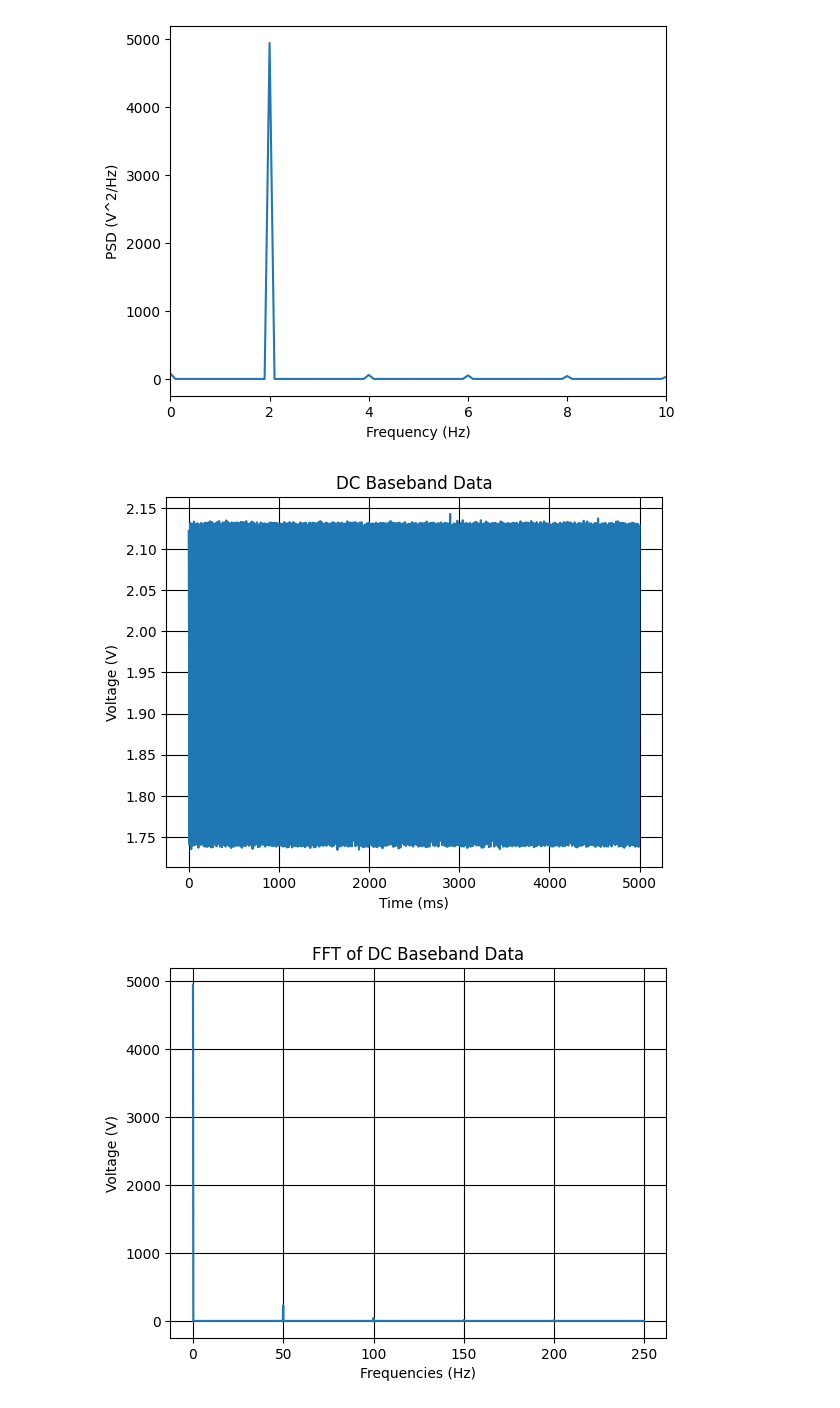
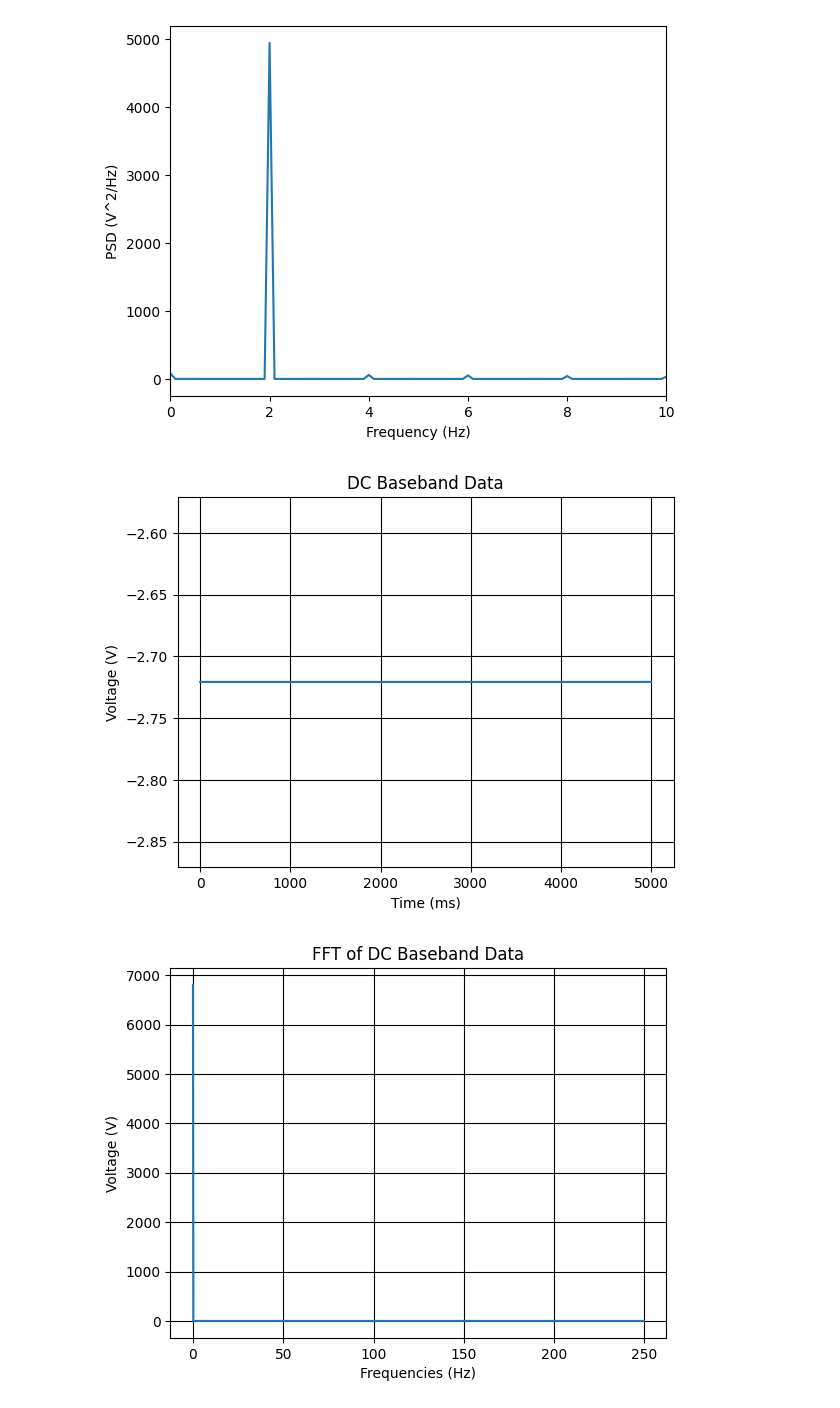
Before and after one commit to LukasPeterson/111a_lab10, a Jupyter notebook: lab_10_template_notebook.ipynb, the cells around one changed output. Cells and saved outputs as stored; diff of their text form; code cells hidden in the pictures.

```diff
--- a/lab_10_template_notebook.ipynb
+++ b/lab_10_template_notebook.ipynb
@@ -353,34 +353,34 @@ ads.close_wavegen()
 # %%
 ### DC BASEBAND - FOR L10.5(b)
 ads.use_wavegen(channel=1,
-                        function=wavegen_functions["sine"],
-                        offset_v=2.75, freq_hz=50, amp_v=1)
+                        function=wavegen_functions["dc"],
+                        offset_v=2.75)
 time.sleep(1) #so everything can 'settle' before data is collected
 
 dc_baseband_data = oscilloscope_run(ads, duration=5, channel=1)
 
 plt.plot(dc_baseband_data["x"], dc_baseband_data["y"])
 plt.grid(visible=True, which='major', color='black', linestyle='-')
 plt.grid(visible=True, which='minor', color='black', linestyle='--')
 plt.xlabel('Time (ms)')
 plt.ylabel('Voltage (V)')
 plt.title("DC Baseband Data")
 plt.show()
 
 fname = os.path.join('./heartbeat_data', 'demod_lockin'+time.strftime("%Y%m%d-%H%M%S")+".txt")
 np.savetxt(fname, np.array([dc_baseband_data["x"], dc_baseband_data["y"]]))
 
 fft_dc_baseband = fft(dc_baseband_data)
 
 plt.plot(fft_dc_baseband["frequencies"], fft_dc_baseband["magnitudes"])
 plt.xlabel("Frequencies (Hz)")
 plt.ylabel("Voltage (V)")
 plt.grid(visible=True, which='major', color='black', linestyle='-')
 plt.grid(visible=True, which='minor', color='black', linestyle='--')
 plt.title("FFT of DC Baseband Data")
 plt.show()
 # %% [output]
-[figure, old version]
+[figure, new version]
-[figure, old version]
+[figure, new version]
 # %%
 ### FOR L10.5(f) - fill in nu_3db!
```
Also changed, not shown: parts of 3 cells of this notebook, 1 other file.
